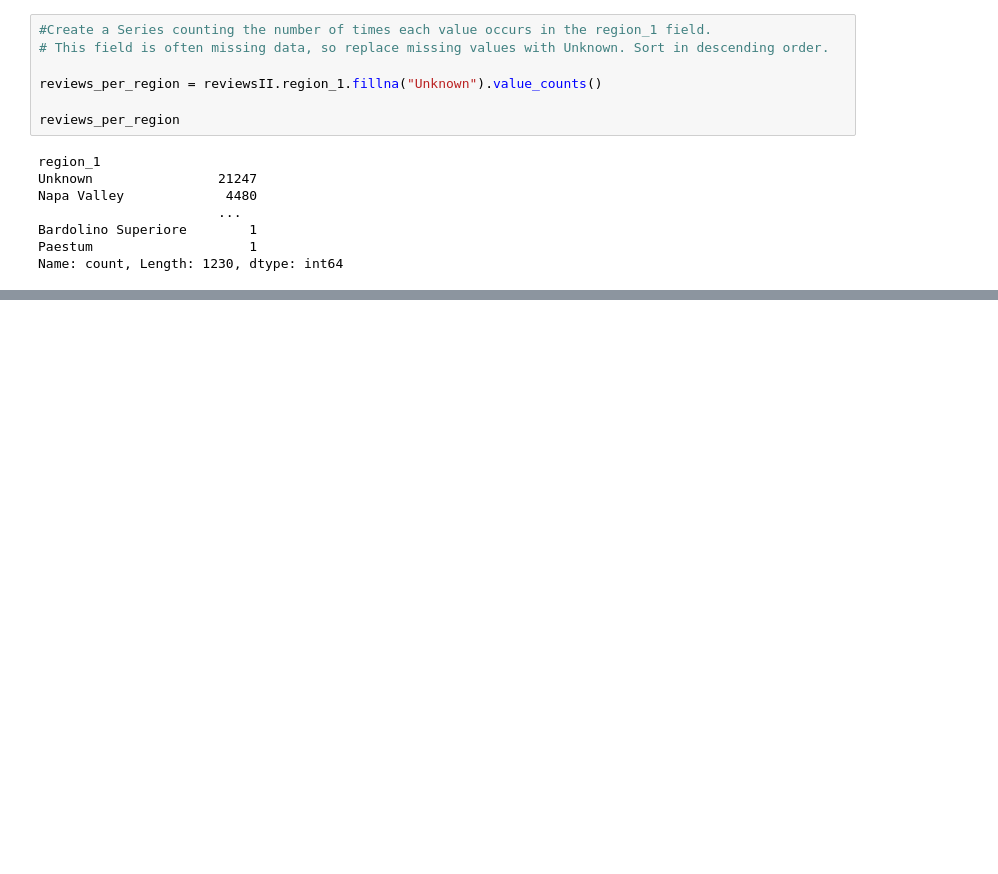
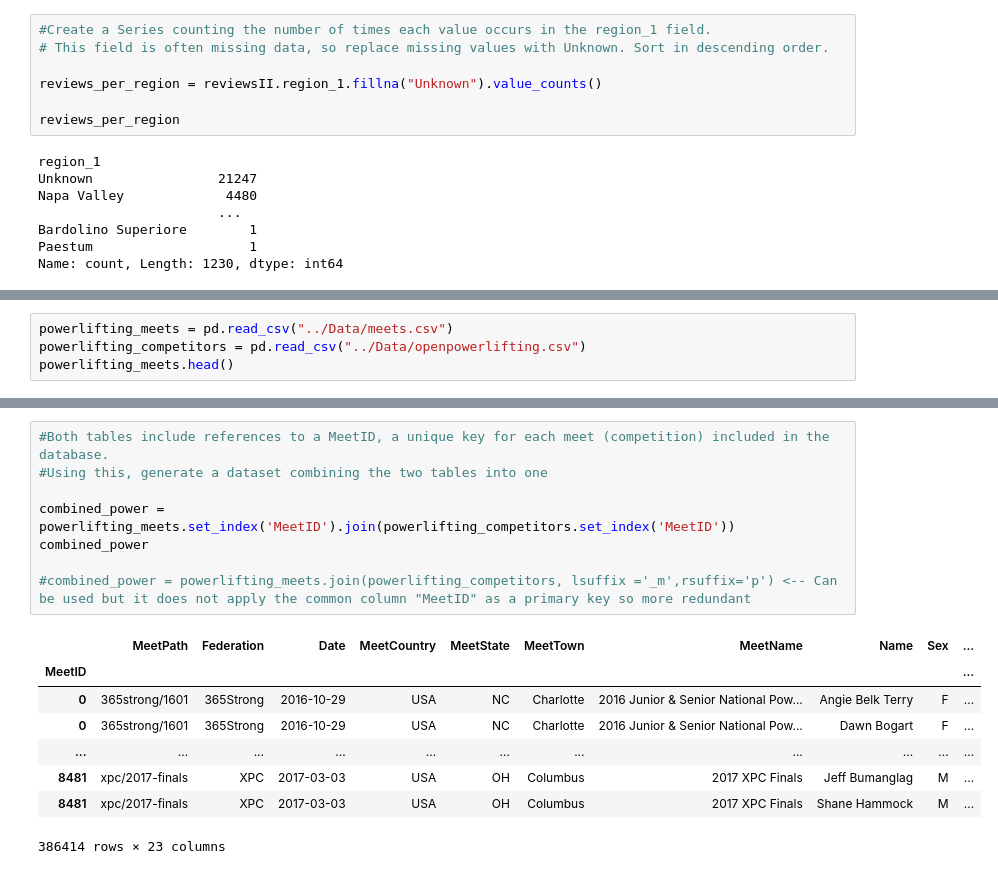
Before and after one commit to sandeshshrestha-git/ds-sprint, a Jupyter notebook: Pandas/pandas.ipynb, the cells around one changed output, grey strips where cells are left out. Saved outputs shown, nothing was run; the diff lists cells and outputs as text; blank space fills up the shorter version.

```diff
--- a/Pandas/pandas.ipynb
+++ b/Pandas/pandas.ipynb
@@ -465,0 +508,4 @@ Name: count, Length: 1230, dtype: int64
+# %%
+powerlifting_meets = pd.read_csv("../Data/meets.csv")
+powerlifting_competitors = pd.read_csv("../Data/openpowerlifting.csv")
+powerlifting_meets.head()
@@ -465,0 +519,17 @@ Name: count, Length: 1230, dtype: int64
+# %%
+#Both tables include references to a MeetID, a unique key for each meet (competition) included in the database.
+#Using this, generate a dataset combining the two tables into one
+
+combined_power = powerlifting_meets.set_index('MeetID').join(powerlifting_competitors.set_index('MeetID'))
+combined_power
+
+#combined_power = powerlifting_meets.join(powerlifting_competitors, lsuffix ='_m',rsuffix='p') <-- Can be used but it does not apply the common column "MeetID" as a primary key so more redundant
+# %% [output]
+|  | MeetPath | Federation | Date | MeetCountry | MeetState | MeetTown | MeetName | Name | Sex | ... |
+| MeetID |  |  |  |  |  |  |  |  |  | ... |
+| 0 | 365strong/1601 | 365Strong | 2016-10-29 | USA | NC | Charlotte | 2016 Junior & Senior National Pow... | Angie Belk Terry | F | ... |
+| 0 | 365strong/1601 | 365Strong | 2016-10-29 | USA | NC | Charlotte | 2016 Junior & Senior National Pow... | Dawn Bogart | F | ... |
+| ... | ... | ... | ... | ... | ... | ... | ... | ... | ... | ... |
+| 8481 | xpc/2017-finals | XPC | 2017-03-03 | USA | OH | Columbus | 2017 XPC Finals | Jeff Bumanglag | M | ... |
+| 8481 | xpc/2017-finals | XPC | 2017-03-03 | USA | OH | Columbus | 2017 XPC Finals | Shane Hammock | M | ... |
+386414 rows × 23 columns
```
Also changed, not shown: parts of 6 cells of this notebook.
